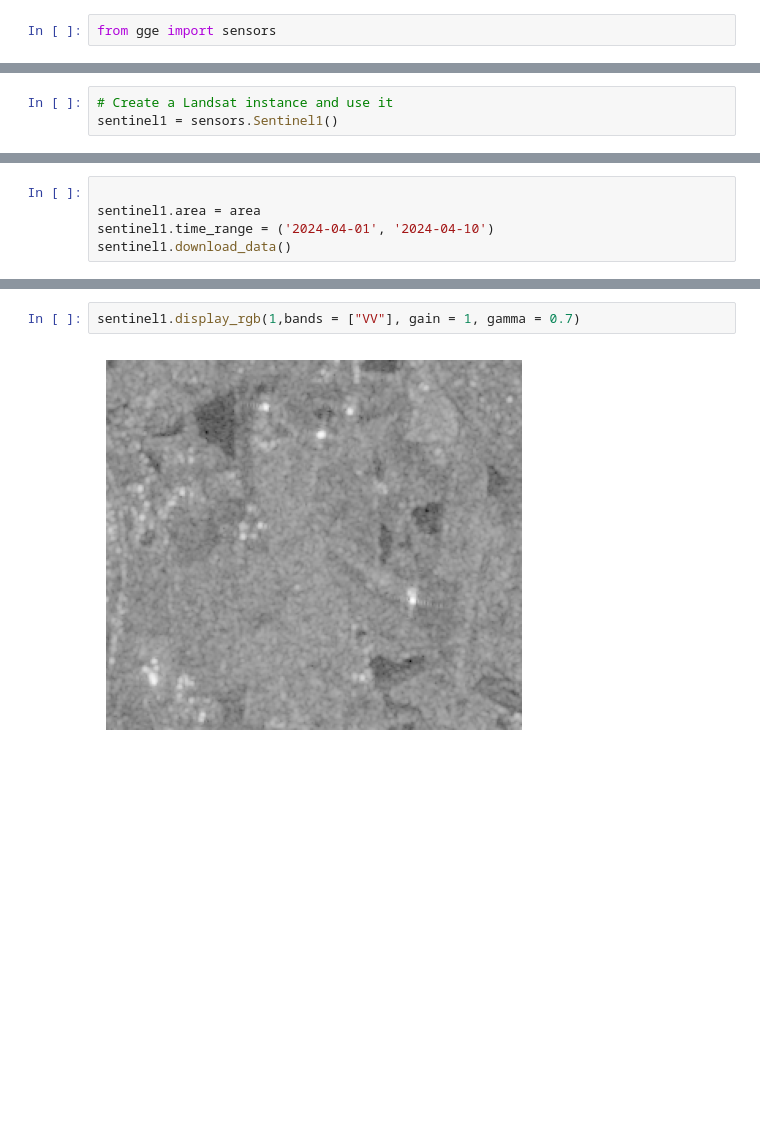
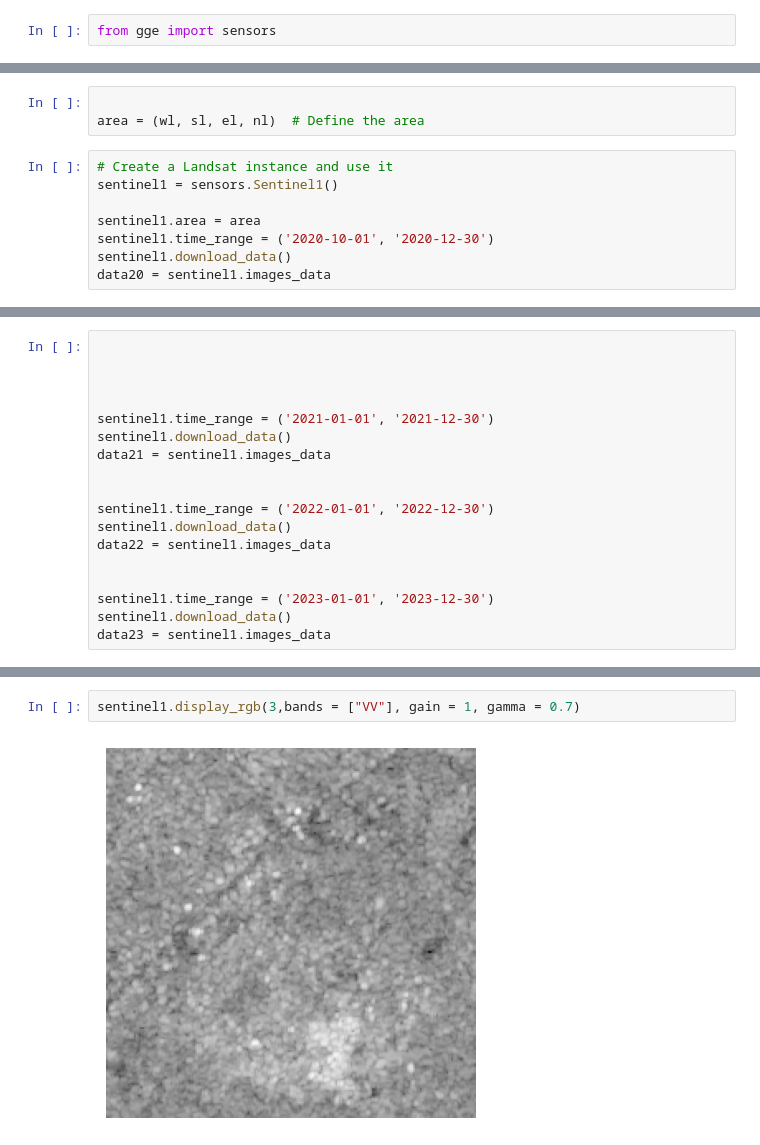
Before and after one commit to aalling93/gge, a Jupyter notebook: Notebooks/Sentinel1.ipynb, the cells around one changed output, grey strips where cells are left out. Saved outputs shown, nothing was run; the diff lists cells and outputs as text; blank space fills up the shorter version.

```diff
--- a/Notebooks/Sentinel1.ipynb
+++ b/Notebooks/Sentinel1.ipynb
@@ -10,4 +13,12 @@ area = (12.1, 55.60, 12.14, 55.62)  # Define the area
+# %%
+
+area = (wl, sl, el, nl)  # Define the area
 # %%
 # Create a Landsat instance and use it
 sentinel1 = sensors.Sentinel1()
+
+sentinel1.area = area
+sentinel1.time_range = ('2020-10-01', '2020-12-30')
+sentinel1.download_data()
+data20 = sentinel1.images_data
 # %% [output]
@@ -15,0 +40,18 @@ sentinel1 = sensors.Sentinel1()
+# %%
+
+
+
+
+sentinel1.time_range = ('2021-01-01', '2021-12-30')
+sentinel1.download_data()
+data21 = sentinel1.images_data
+
+
+sentinel1.time_range = ('2022-01-01', '2022-12-30')
+sentinel1.download_data()
+data22 = sentinel1.images_data
+
+
+sentinel1.time_range = ('2023-01-01', '2023-12-30')
+sentinel1.download_data()
+data23 = sentinel1.images_data
@@ -19,5 +243,0 @@ sentinel1 = sensors.Sentinel1()
-# %%
-
-sentinel1.area = area
-sentinel1.time_range = ('2024-04-01', '2024-04-10')
-sentinel1.download_data()
@@ -30,4 +248,4 @@ sentinel1.images_data[0]["image_bands"]["VV"].max()
 # %%
-sentinel1.display_rgb(1,bands = ["VV"], gain = 1, gamma = 0.7)
+sentinel1.display_rgb(3,bands = ["VV"], gain = 1, gamma = 0.7)
 # %% [output]
-[figure, old version]
+[figure, new version]
```
Also changed, not shown: parts of 45 cells of this notebook, 8 other files.
